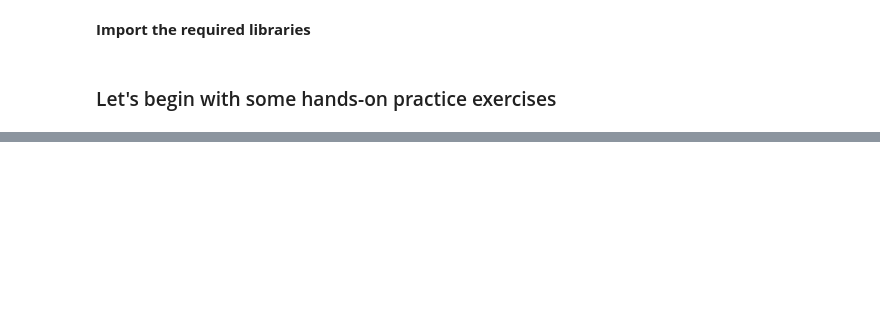
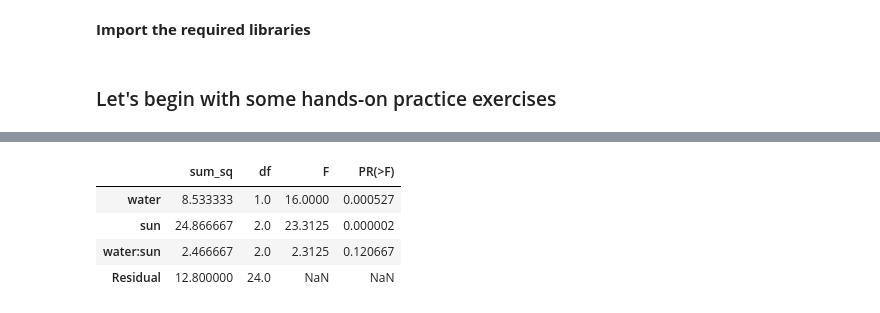
Before and after one commit to Basavaraj100/Statistics_for_machine_learning, a Jupyter notebook: STAT - Take Home - Questions.ipynb, the cells around one changed output, grey strips where cells are left out. Cells and saved outputs as stored; diff of their text form; code cells hidden in the pictures; blank space fills up the shorter version.

```diff
--- a/STAT - Take Home - Questions.ipynb
+++ b/STAT - Take Home - Questions.ipynb
@@ -370,0 +505,13 @@ type_2_error
+# %%
+import statsmodels.api as sm
+from statsmodels.formula.api import ols
+
+#perform two-way ANOVA
+model = ols('height ~ water + sun + water*sun', data=df).fit()
+sm.stats.anova_lm(model, typ=2)
+# %% [output]
+|  | sum_sq | df | F | PR(>F) |
+| water | 8.533333 | 1.0 | 16.0000 | 0.000527 |
+| sun | 24.866667 | 2.0 | 23.3125 | 0.000002 |
+| water:sun | 2.466667 | 2.0 | 2.3125 | 0.120667 |
+| Residual | 12.800000 | 24.0 | NaN | NaN |
```
Also changed, not shown: parts of 116 cells of this notebook, 5 other files.
